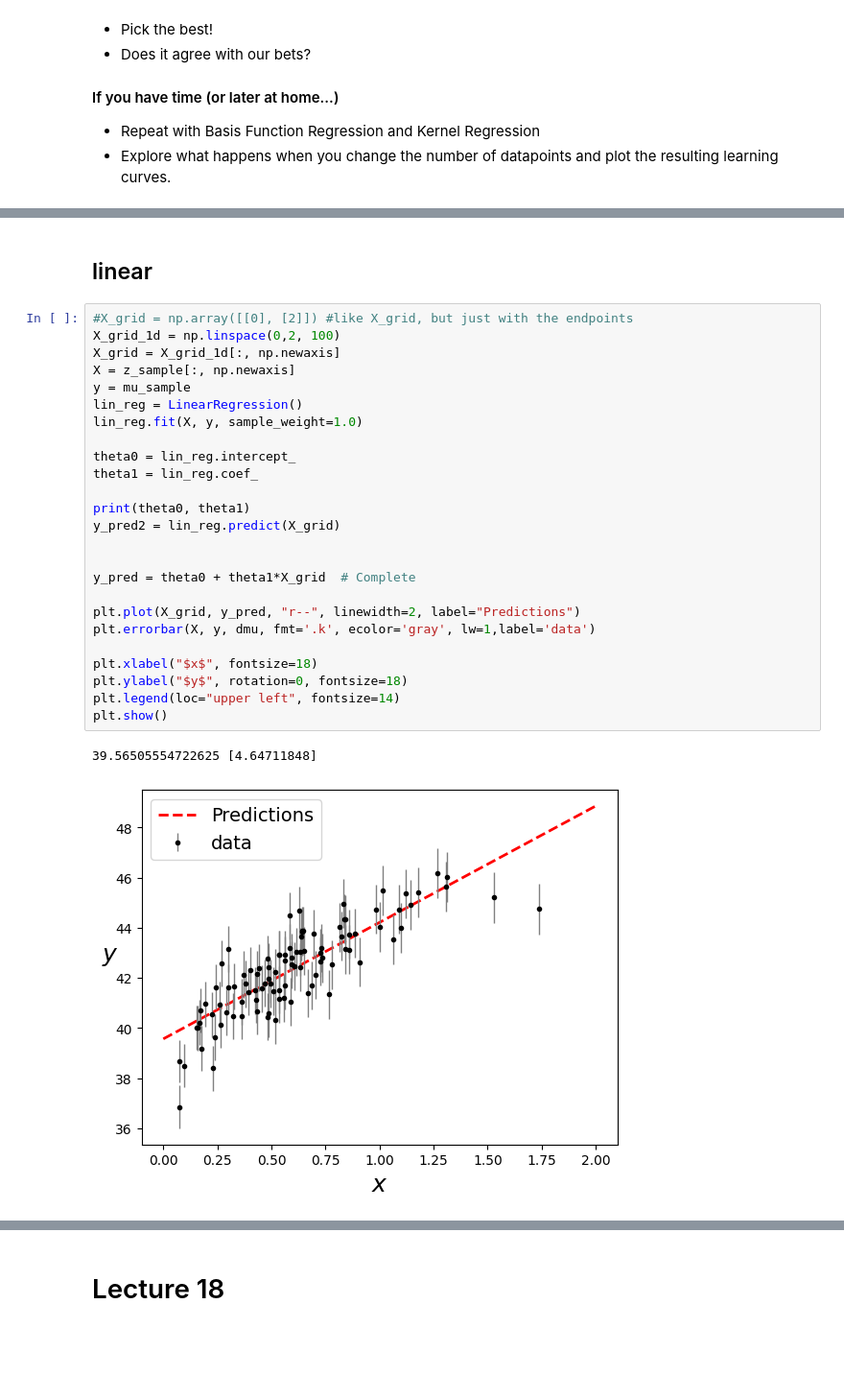
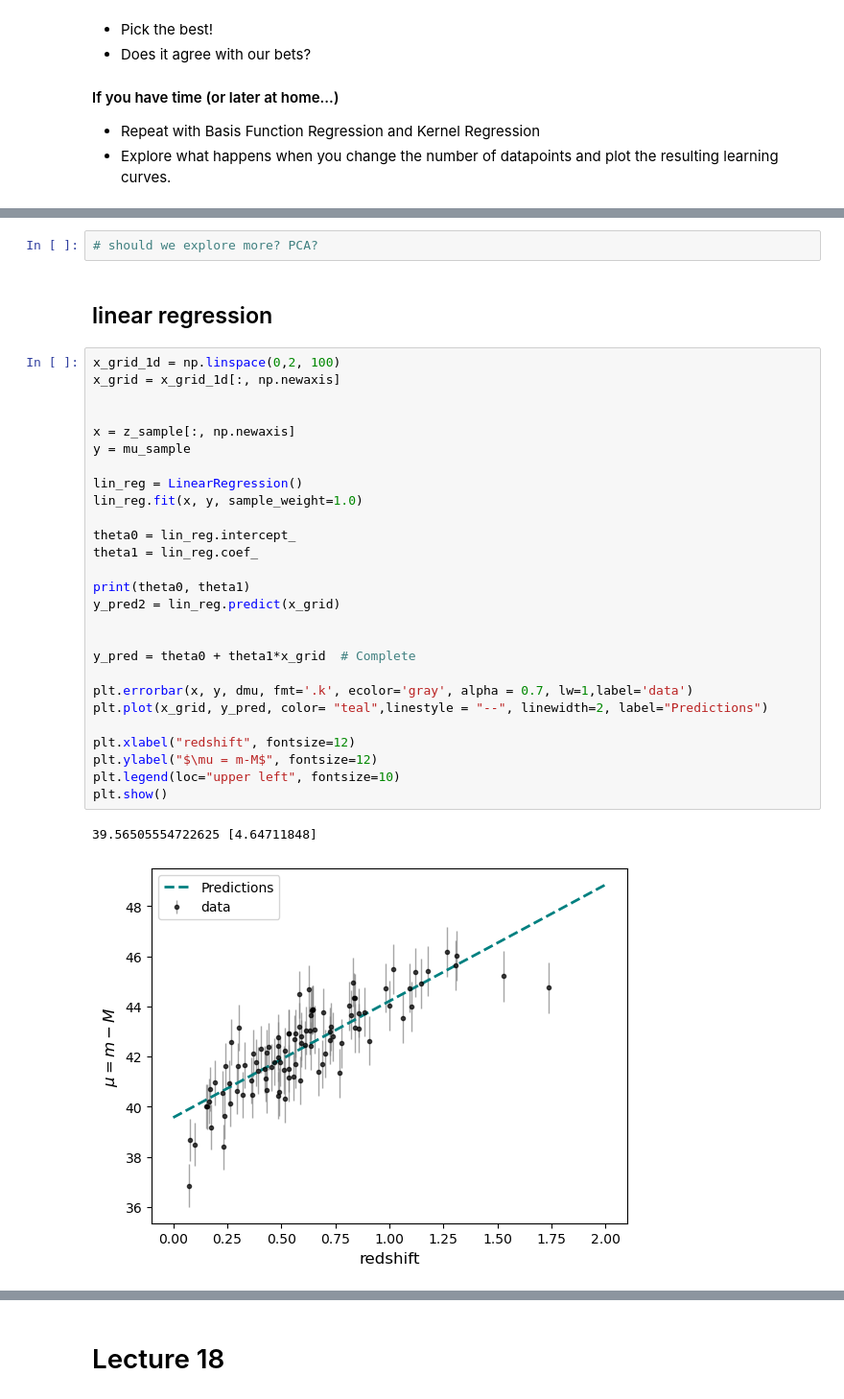
Before and after one commit to malvibellotti/astrostatistics_bicocca_2024, a Jupyter notebook: working/lecture_17_18.ipynb, the cells around one changed output, grey strips where cells are left out. Shown at 96% size. Drawn from its saved outputs; the diff is of its cells as text; blank space fills up the shorter version.

```diff
--- a/working/lecture_17_18.ipynb
+++ b/working/lecture_17_18.ipynb
@@ -53,30 +54,34 @@ plt.ylim(35,50)
+# %%
+# should we explore more? PCA?
 # %% [markdown]
-## linear
+## linear regression
 # %%
-#X_grid = np.array([[0], [2]]) #like X_grid, but just with the endpoints
-X_grid_1d = np.linspace(0,2, 100)
-X_grid = X_grid_1d[:, np.newaxis]
-X = z_sample[:, np.newaxis]
+x_grid_1d = np.linspace(0,2, 100)
+x_grid = x_grid_1d[:, np.newaxis]
+
+
+x = z_sample[:, np.newaxis]
 y = mu_sample
+
 lin_reg = LinearRegression()
-lin_reg.fit(X, y, sample_weight=1.0)
+lin_reg.fit(x, y, sample_weight=1.0)
 
 theta0 = lin_reg.intercept_
 theta1 = lin_reg.coef_
 
 print(theta0, theta1)
-y_pred2 = lin_reg.predict(X_grid)
+y_pred2 = lin_reg.predict(x_grid)
 
 
-y_pred = theta0 + theta1*X_grid  # Complete
+y_pred = theta0 + theta1*x_grid  # Complete
 
-plt.plot(X_grid, y_pred, "r--", linewidth=2, label="Predictions")
-plt.errorbar(X, y, dmu, fmt='.k', ecolor='gray', lw=1,label='data')
+plt.errorbar(x, y, dmu, fmt='.k', ecolor='gray', alpha = 0.7, lw=1,label='data')
+plt.plot(x_grid, y_pred, color= "teal",linestyle = "--", linewidth=2, label="Predictions")
 
-plt.xlabel("$x$", fontsize=18)
-plt.ylabel("$y$", rotation=0, fontsize=18)
-plt.legend(loc="upper left", fontsize=14)
+plt.xlabel("redshift", fontsize=12)
+plt.ylabel("$\mu = m-M$", fontsize=12)
+plt.legend(loc="upper left", fontsize=10)
 plt.show()
 # %% [output]
 39.56505554722625 [4.64711848]
-[figure, old version]
+[figure, new version]
```
Also changed, not shown: parts of 24 cells of this notebook.
